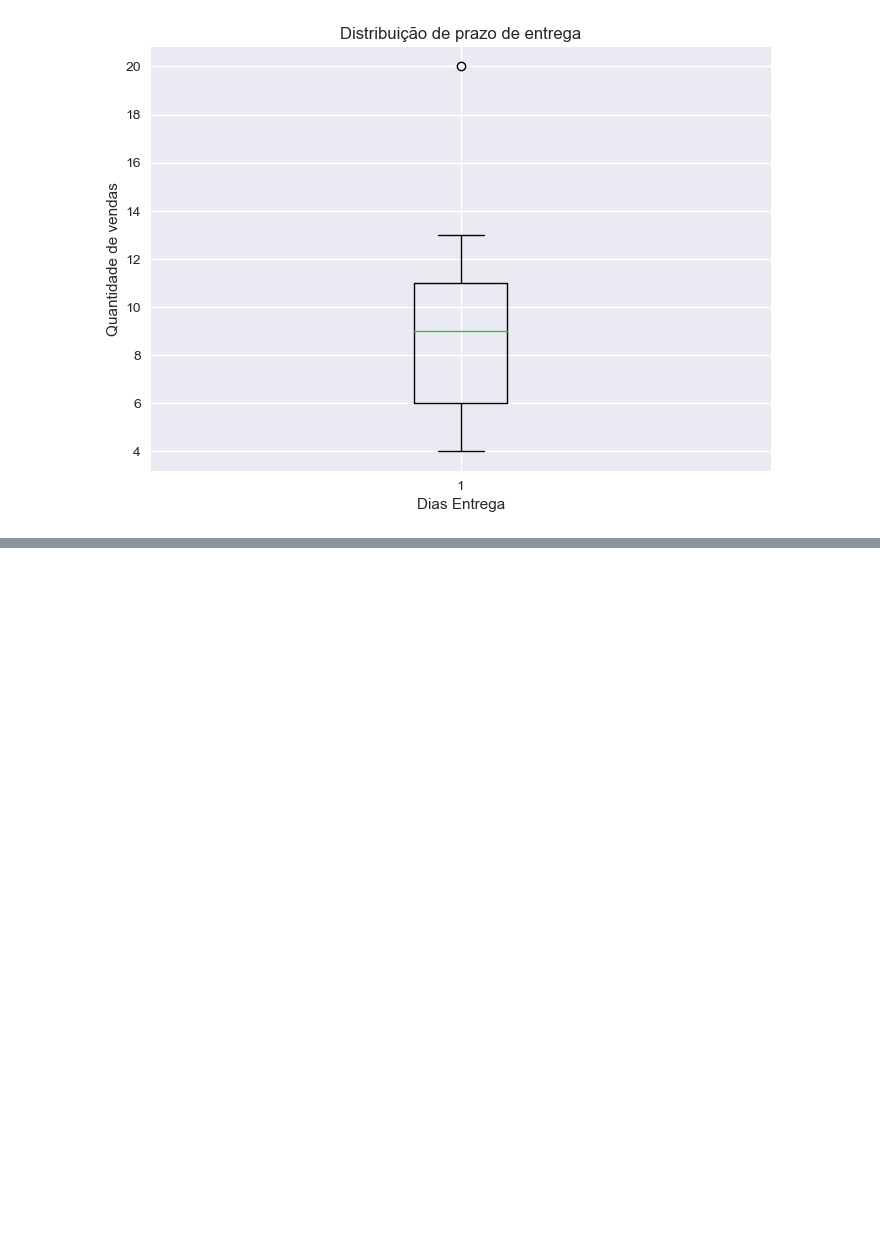
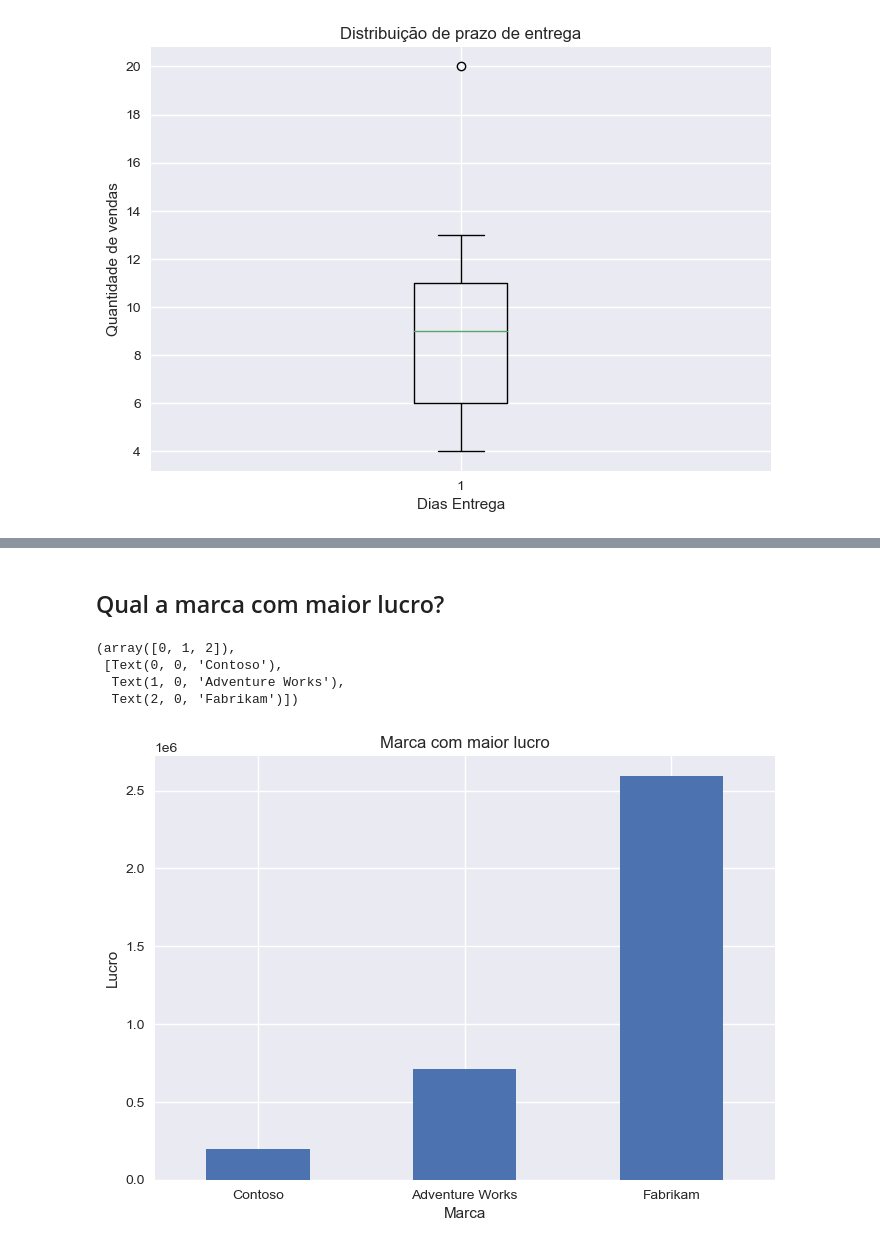
Before and after one commit to idarlenearaujo/portfolio, a Jupyter notebook: Analise_Dados_Python_Pandas/analiseExploratoria.ipynb, the cells around one changed output, grey strips where cells are left out. Saved outputs shown, nothing was run; the diff lists cells and outputs as text; code cells hidden in the pictures; blank space fills up the shorter version.

```diff
--- a/Analise_Dados_Python_Pandas/analiseExploratoria.ipynb
+++ b/Analise_Dados_Python_Pandas/analiseExploratoria.ipynb
@@ -250,0 +259,13 @@ df[df['Prazo Entrega'] == 20]
+# %% [markdown]
+## Qual a marca com maior lucro?
+# %%
+df.groupby('Marca')['Lucro'].sum().sort_values().plot.bar(title = 'Marca com maior lucro')
+plt.xlabel('Marca')
+plt.ylabel('Lucro')
+plt.xticks(rotation='horizontal')
+# %% [output]
+(array([0, 1, 2]),
+ [Text(0, 0, 'Contoso'),
+  Text(1, 0, 'Adventure Works'),
+  Text(2, 0, 'Fabrikam')])
+[figure, added]
```
Also changed, not shown: parts of 31 cells of this notebook.
